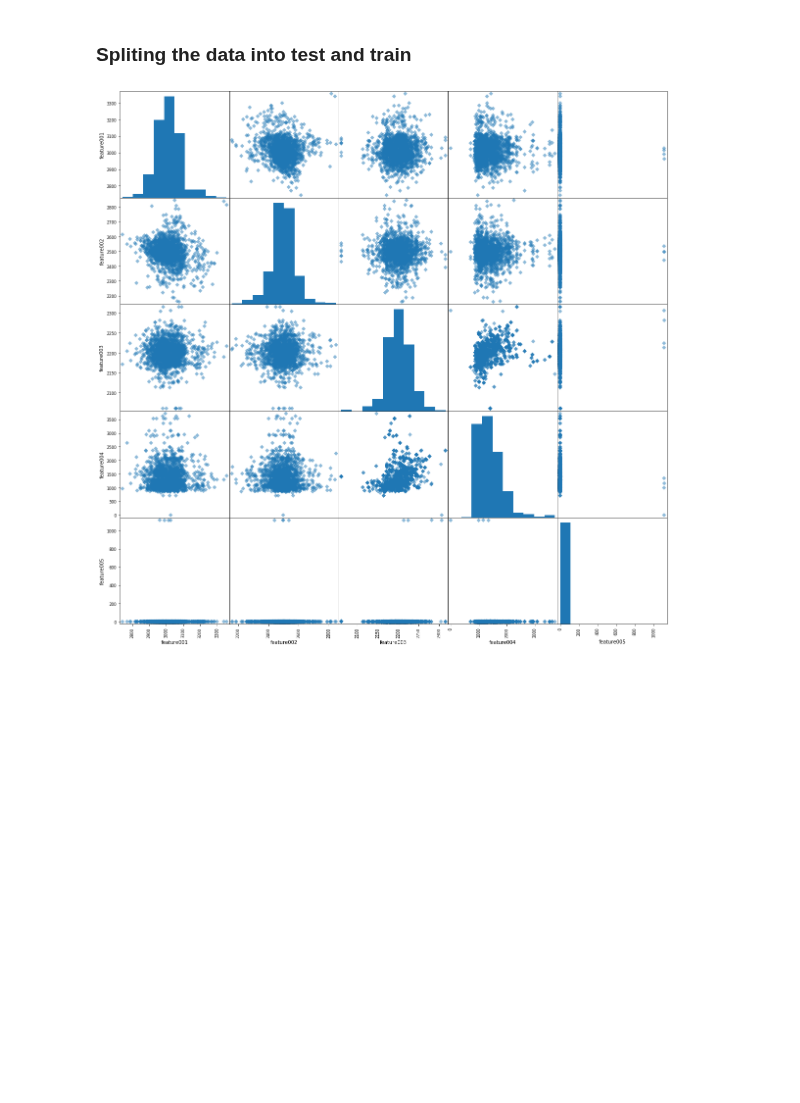
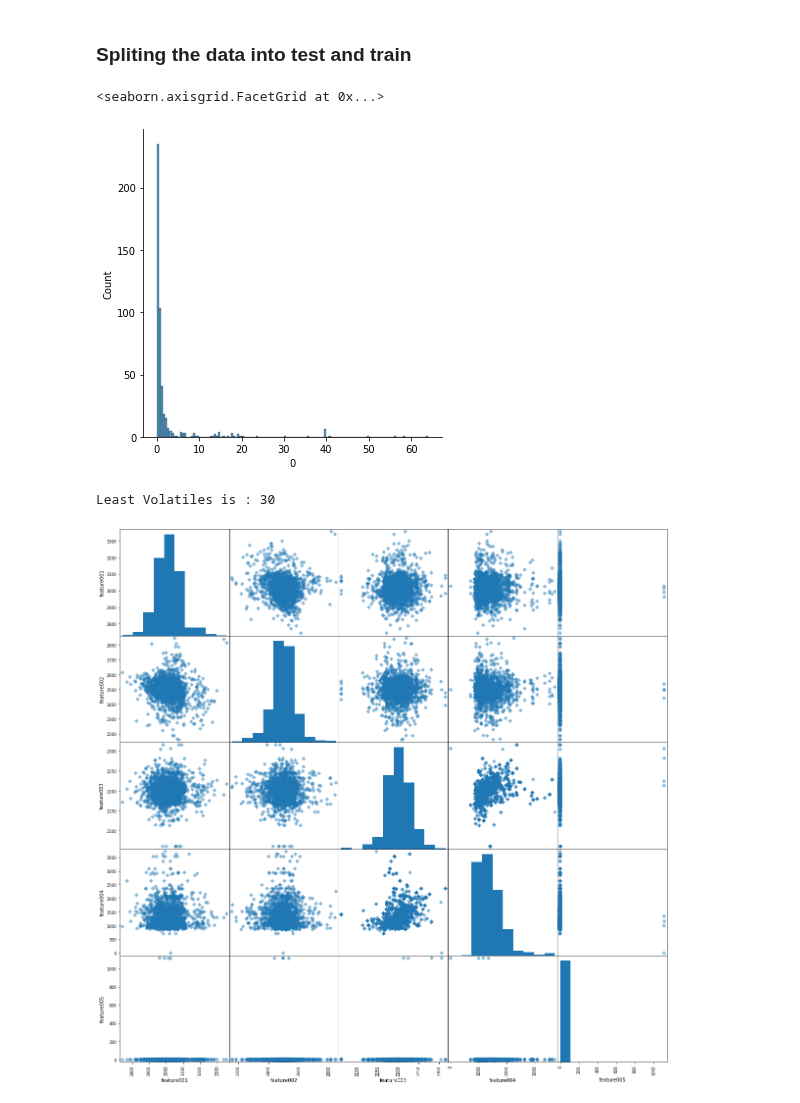
Before and after one commit to Landschy/datamining-htw, a Jupyter notebook: scripts/Mohammad.ipynb, the cells around one changed output. Cells and saved outputs as stored; diff of their text form; code cells hidden in the pictures; blank space fills up the shorter version.

```diff
--- a/scripts/Mohammad.ipynb
+++ b/scripts/Mohammad.ipynb
@@ -16,3 +19,5 @@ df = pd.read_spss("../data/secom_mod.sav")
+# %%
+df = pd.read_spss('E:/MPMD/Second semester/Data Mining/VL_MPMD_Data_Mining_Summer_2021/00 Assignment/secom_mod.SAV')
 # %%
 df.set_index('ID',inplace=True)
 # %%
@@ -62,4 +78,4 @@ Name: class, dtype: float64
 # %%
 y = df['class']
 # %%
-x = df.drop('class', axis=1)
+X = df.drop('class', axis=1)
@@ -65,0 +86,14 @@ x = df.drop('class', axis=1)
+# %%
+sns.displot(feature_coeffstd,x=feature_coeffstd.iloc[:,0], binwidth=0.5)
+# %% [output]
+<seaborn.axisgrid.FacetGrid at 0x...>
+[figure, added]
+# %%
+percentageToAnalyze = 5
+
+percentage_features_rm = int(len(feature_coeffstd)*percentageToAnalyze/100)
+feature_index = feature_coeffstd.index
+feature_least_volatiles = feature_index[0:percentage_features_rm+1]
+print("Least Volatiles is :", len(feature_least_volatiles))
+# %% [output]
+Least Volatiles is : 30
```
Also changed, not shown: parts of 40 cells of this notebook.
